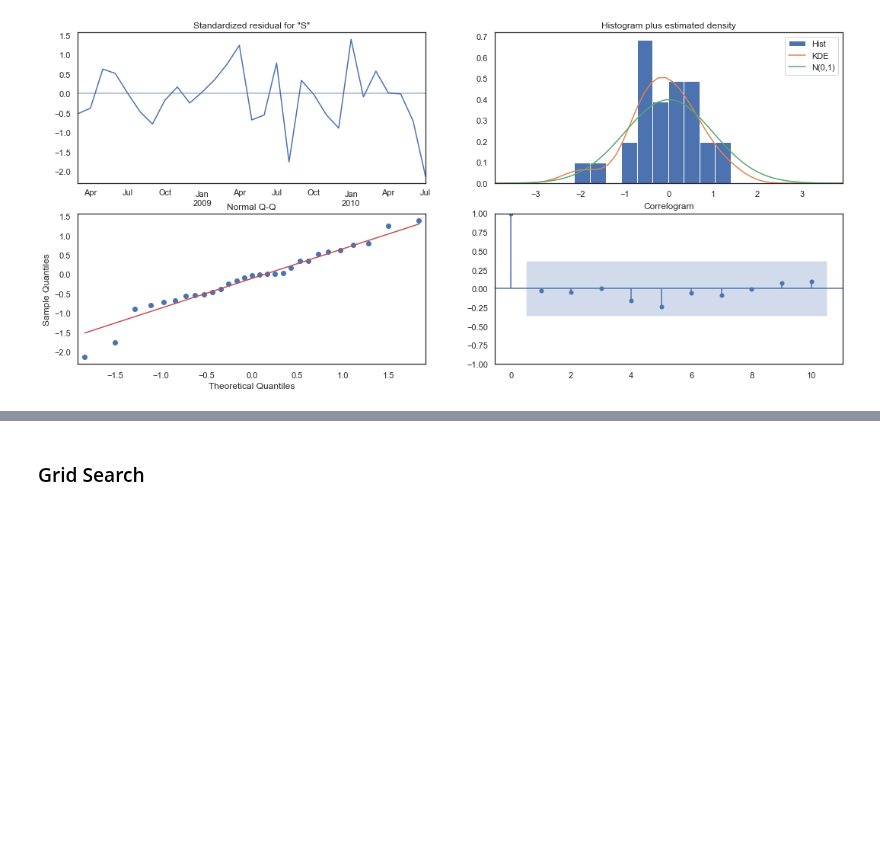
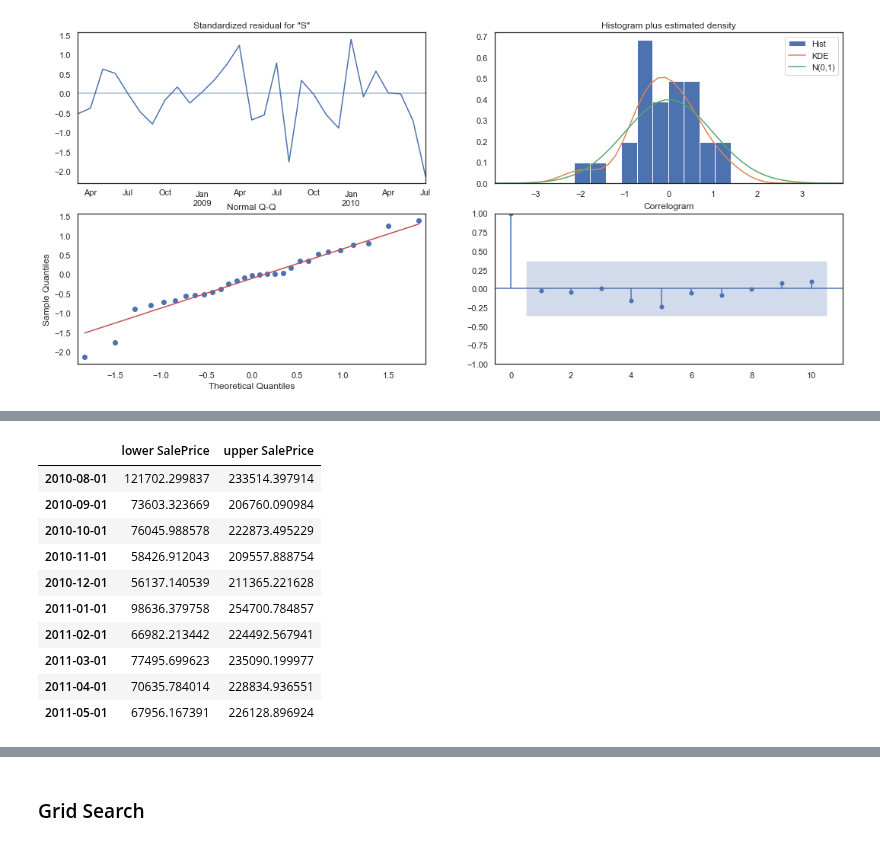
Before and after one commit to danielosetiawan/Ames_Housing_ML, a Jupyter notebook: TimeSeries.ipynb, the cells around one changed output, grey strips where cells are left out. Cells and saved outputs as stored; diff of their text form; code cells hidden in the pictures; blank space fills up the shorter version.

```diff
--- a/TimeSeries.ipynb
+++ b/TimeSeries.ipynb
@@ -168,0 +212,14 @@ Freq: MS, Name: predicted_mean, dtype: float64
+# %%
+pred_ci.ap
+# %% [output]
+|  | lower SalePrice | upper SalePrice |
+| 2010-08-01 | 121702.299837 | 233514.397914 |
+| 2010-09-01 | 73603.323669 | 206760.090984 |
+| 2010-10-01 | 76045.988578 | 222873.495229 |
+| 2010-11-01 | 58426.912043 | 209557.888754 |
+| 2010-12-01 | 56137.140539 | 211365.221628 |
+| 2011-01-01 | 98636.379758 | 254700.784857 |
+| 2011-02-01 | 66982.213442 | 224492.567941 |
+| 2011-03-01 | 77495.699623 | 235090.199977 |
+| 2011-04-01 | 70635.784014 | 228834.936551 |
+| 2011-05-01 | 67956.167391 | 226128.896924 |
```
Also changed, not shown: parts of 22 cells of this notebook, 7 other files.
